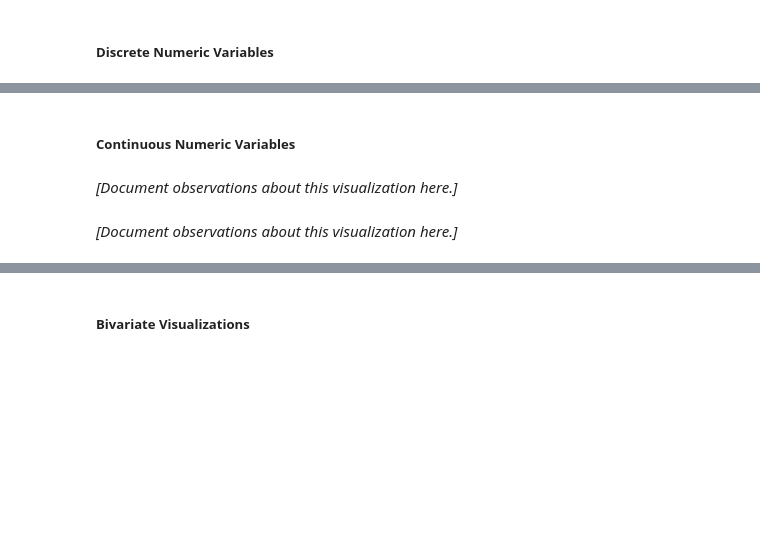
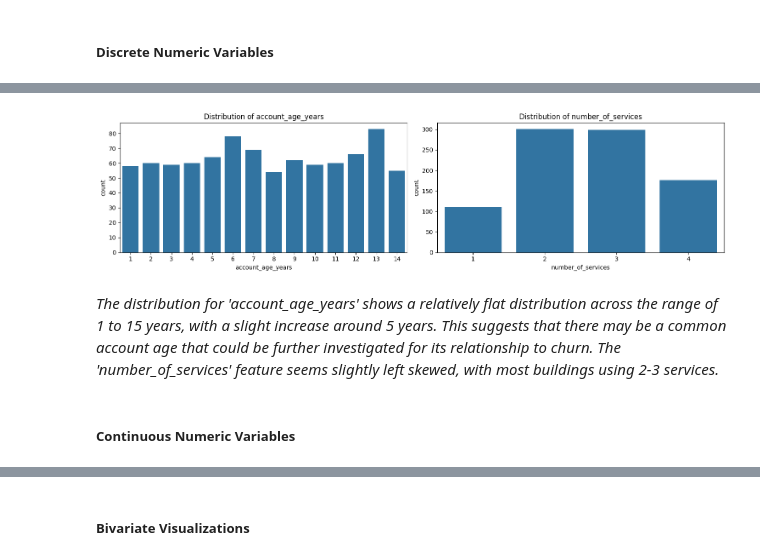
Before and after one commit to KyleHollands/Practice_Project__The_Condo_Services_Retention_Model, a Jupyter notebook: Data Analysis Template v6.ipynb, the cells around one changed output, grey strips where cells are left out. Drawn from its saved outputs; the diff is of its cells as text; code cells hidden in the pictures; blank space fills up the shorter version.

```diff
--- a/Data Analysis Template v6.ipynb
+++ b/Data Analysis Template v6.ipynb
@@ -310,2 +513,26 @@ This section provides comprehensive visualizations to understand data distributi
+# %%
+# Create subplot grid for discrete numeric variables
+discrete_numeric_features = ['account_age_years', 'number_of_services']
+n_features = len(discrete_numeric_features)
+n_cols = 2
+n_rows = (n_features + n_cols - 1) // n_cols
+
+fig, axes = plt.subplots(n_rows, n_cols, figsize=(15, 4 * n_rows))
+axes = axes.flatten() if isinstance(axes, np.ndarray) else np.array([axes])
+
+for idx, feature in enumerate(discrete_numeric_features):
+    sns.countplot(data=df, x=feature, ax=axes[idx])
+    axes[idx].set_title(f'Distribution of {feature}')
+
+# Hide empty subplots
+for idx in range(n_features, len(axes)):
+    axes[idx].set_visible(False)
+
+plt.tight_layout()
+plt.show()
+# %% [output]
+[figure, added]
+# %% [markdown]
+*The distribution for 'account_age_years' shows a relatively flat distribution across the range of 1 to 15 years, with a slight increase around 5 years. This suggests that there may be a common account age that could be further investigated for its relationship to churn. The 'number_of_services' feature seems slightly left skewed, with most buildings using 2-3 services.*
 # %% [markdown]
 ##### Continuous Numeric Variables
@@ -314,2 +538,0 @@ This section provides comprehensive visualizations to understand data distributi
-# %% [markdown]
-*[Document observations about this visualization here.]*
@@ -318,2 +538,0 @@ This section provides comprehensive visualizations to understand data distributi
-# %% [markdown]
-*[Document observations about this visualization here.]*
```
Also changed, not shown: parts of 85 cells of this notebook, 2 other files.
